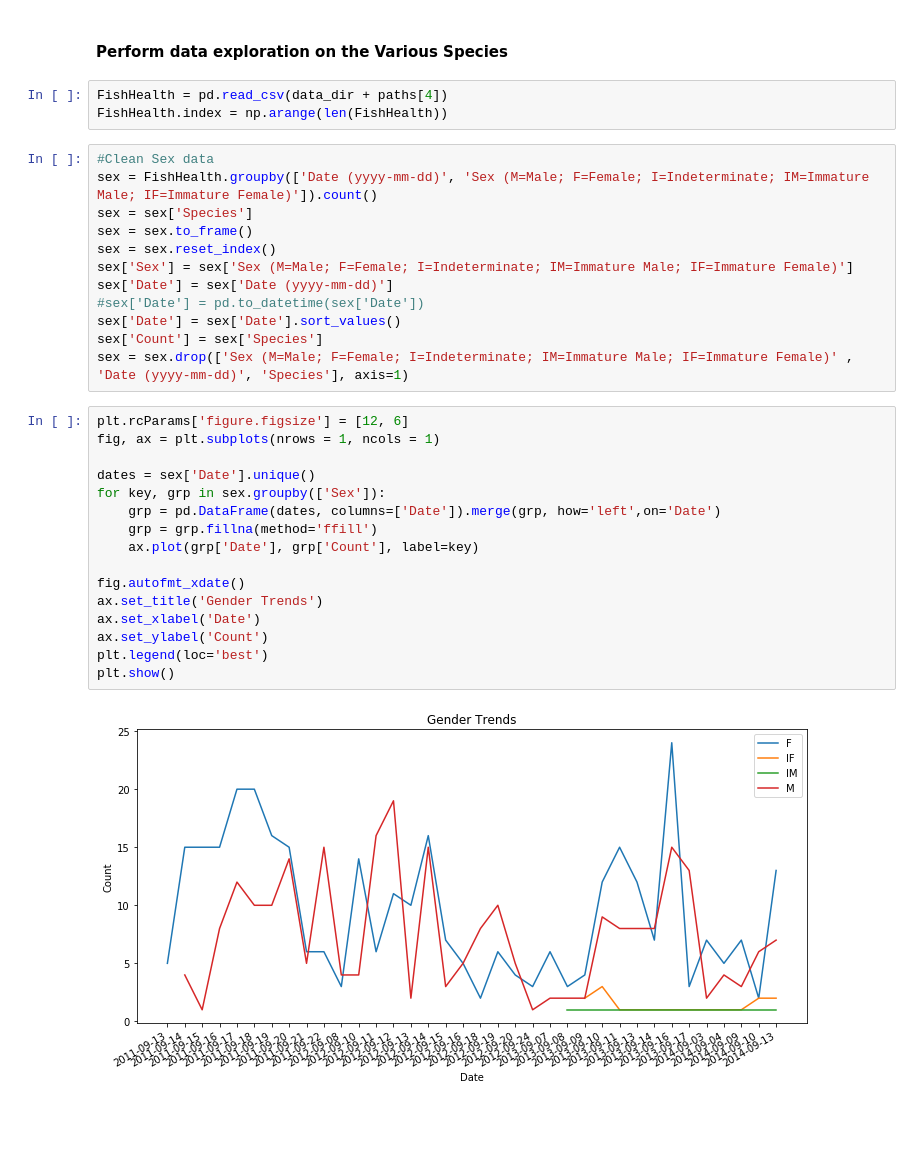
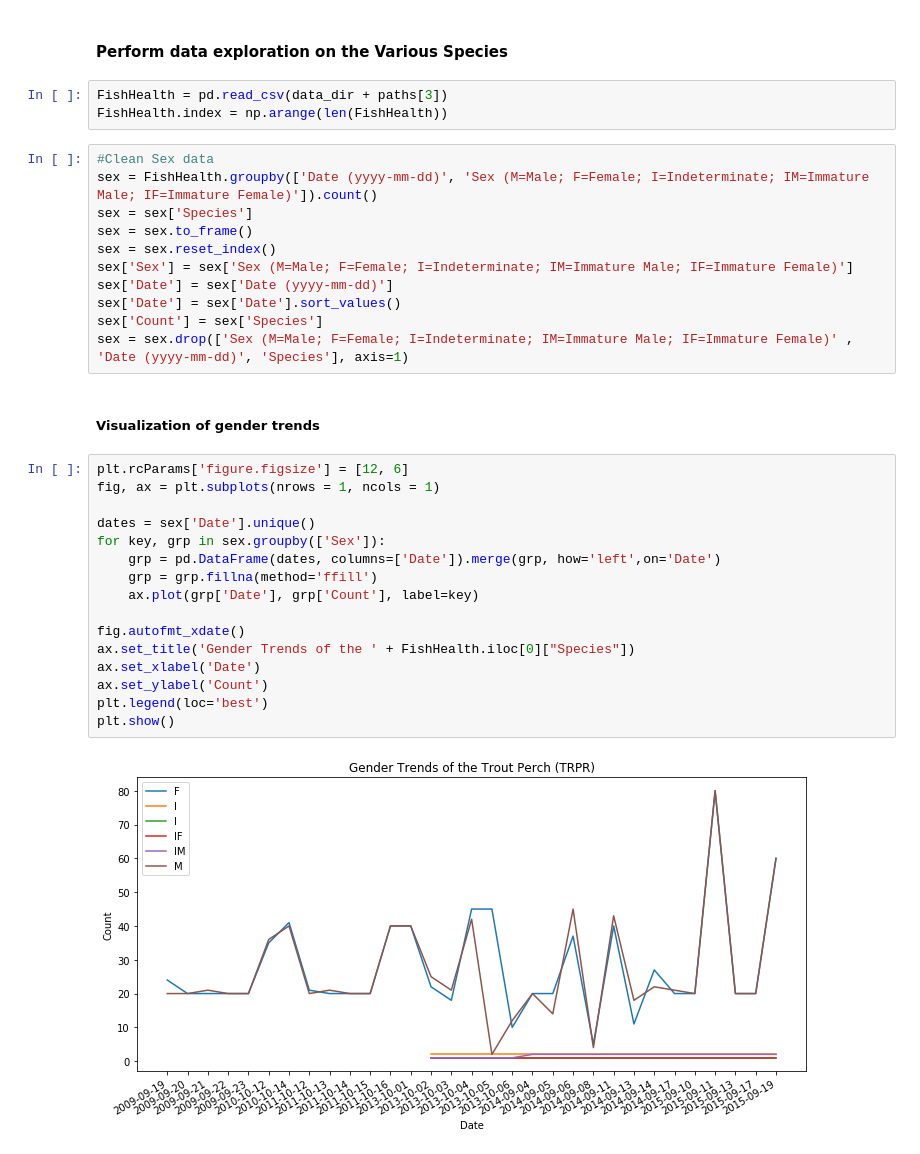
Before and after one commit to Christopher-Wang/OpenGovernment, a Jupyter notebook: OilSands-WildFish_Health.ipynb, the cells around one changed output. Saved outputs shown, nothing was run; the diff lists cells and outputs as text; blank space fills up the shorter version.

Commit message:
Changed the title of the Gende figure

```diff
--- a/OilSands-WildFish_Health.ipynb
+++ b/OilSands-WildFish_Health.ipynb
@@ -21,7 +21,7 @@ paths = os.listdir(data_dir)
 # %% [markdown]
 #### Perform data exploration  on the Various Species
 # %%
-FishHealth = pd.read_csv(data_dir + paths[4])
+FishHealth = pd.read_csv(data_dir + paths[3])
 FishHealth.index = np.arange(len(FishHealth))
 # %%
 #Clean Sex data
@@ -31,25 +31,26 @@ sex = sex.to_frame()
 sex = sex.reset_index()
 sex['Sex'] = sex['Sex (M=Male; F=Female; I=Indeterminate; IM=Immature Male; IF=Immature Female)']
 sex['Date'] = sex['Date (yyyy-mm-dd)']
-#sex['Date'] = pd.to_datetime(sex['Date'])
 sex['Date'] = sex['Date'].sort_values()
 sex['Count'] = sex['Species']
 sex = sex.drop(['Sex (M=Male; F=Female; I=Indeterminate; IM=Immature Male; IF=Immature Female)' , 'Date (yyyy-mm-dd)', 'Species'], axis=1)
+# %% [markdown]
+##### Visualization of gender trends
 # %%
 plt.rcParams['figure.figsize'] = [12, 6]
 fig, ax = plt.subplots(nrows = 1, ncols = 1)
 
 dates = sex['Date'].unique()
 for key, grp in sex.groupby(['Sex']):
     grp = pd.DataFrame(dates, columns=['Date']).merge(grp, how='left',on='Date')
     grp = grp.fillna(method='ffill')
     ax.plot(grp['Date'], grp['Count'], label=key)
 
 fig.autofmt_xdate()
-ax.set_title('Gender Trends')
+ax.set_title('Gender Trends of the ' + FishHealth.iloc[0]["Species"])
 ax.set_xlabel('Date')
 ax.set_ylabel('Count')
 plt.legend(loc='best')
 plt.show()
 # %% [output]
-[figure, old version]
+[figure, new version]
```
